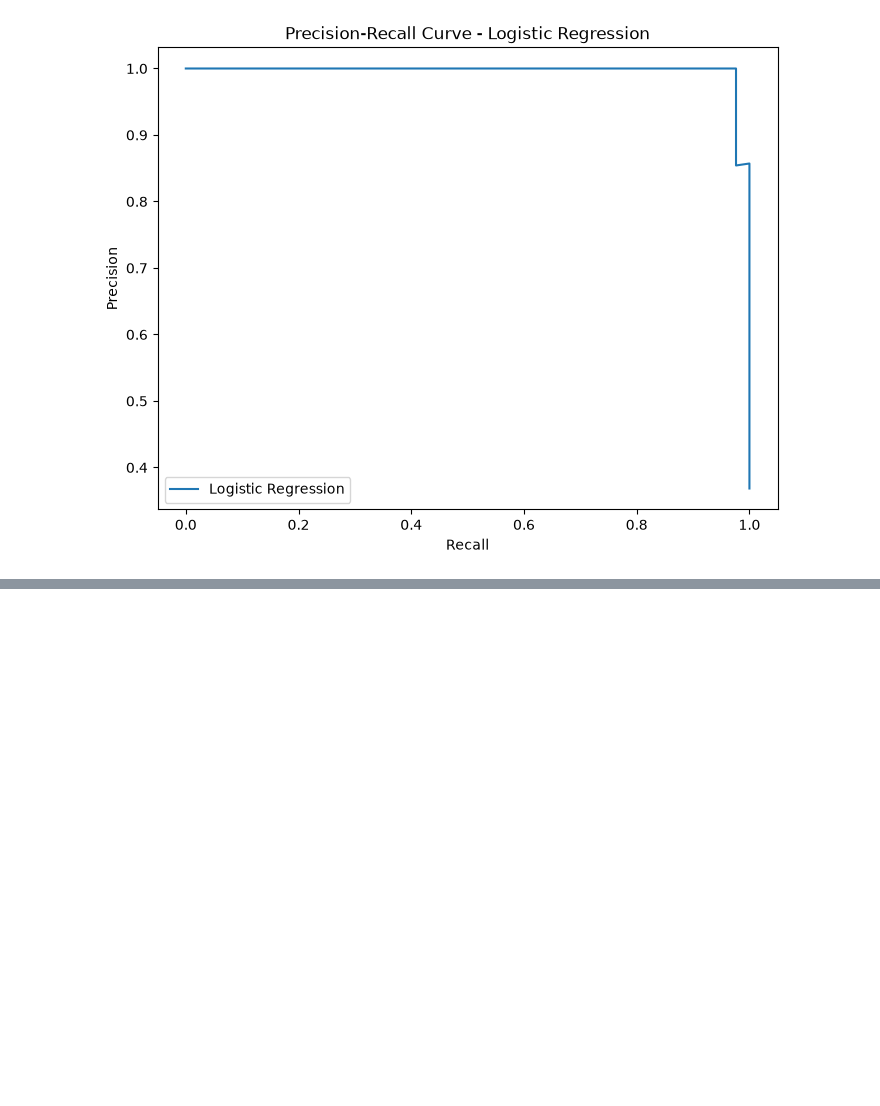
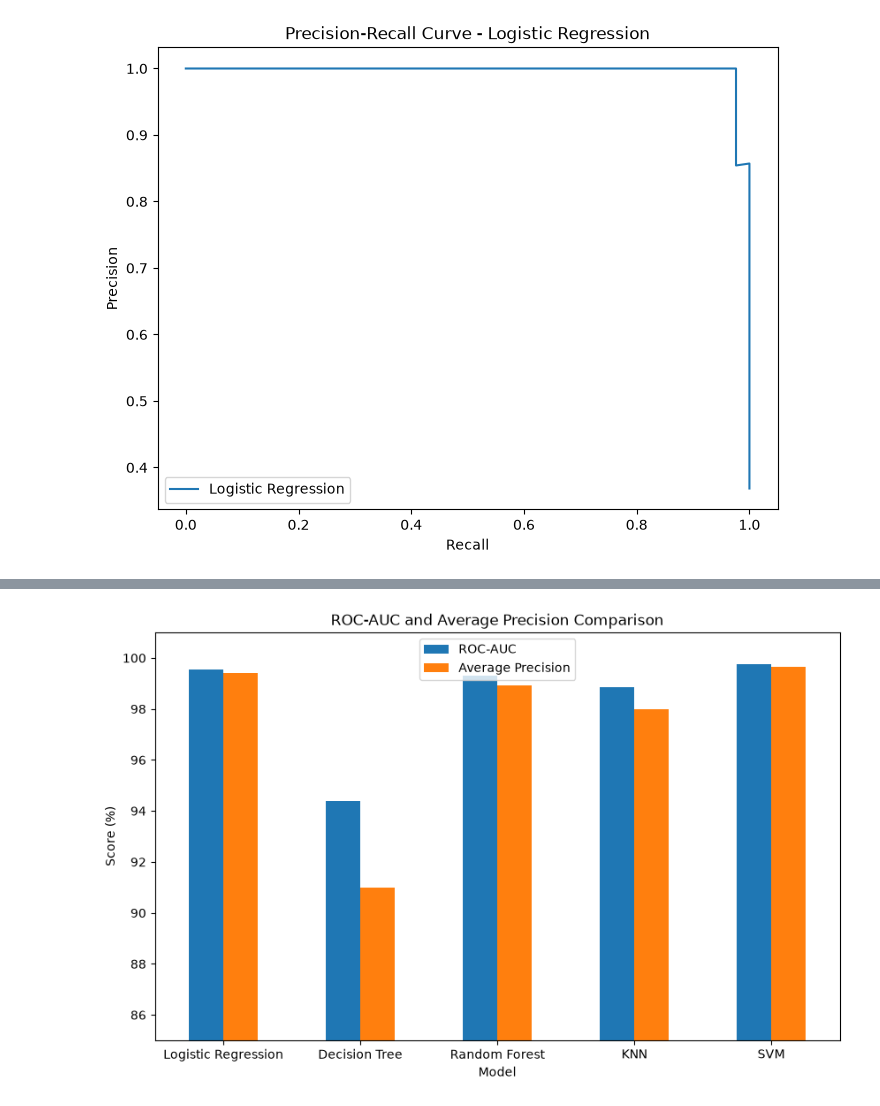
Before and after one commit to Ravi-Ratna-66/RAGForge, a Jupyter notebook: notebooks/11_model_evaluation.ipynb, the cells around one changed output, grey strips where cells are left out. Cells and saved outputs as stored; diff of their text form; code cells hidden in the pictures; blank space fills up the shorter version.

```diff
--- a/notebooks/11_model_evaluation.ipynb
+++ b/notebooks/11_model_evaluation.ipynb
@@ -372,0 +510,16 @@ plt.show()
+# %%
+metrics = ["ROC-AUC", "Average Precision"]
+
+results_df.set_index("Model")[metrics].plot(
+    kind="bar",
+    figsize=(10, 6)
+)
+
+plt.ylabel("Score (%)")
+plt.title("ROC-AUC and Average Precision Comparison")
+plt.ylim(85, 101)
+plt.xticks(rotation=0)
+plt.legend()
+plt.show()
+# %% [output]
+[figure, added]
```
Also changed, not shown: parts of 7 cells of this notebook, 2 other files.
